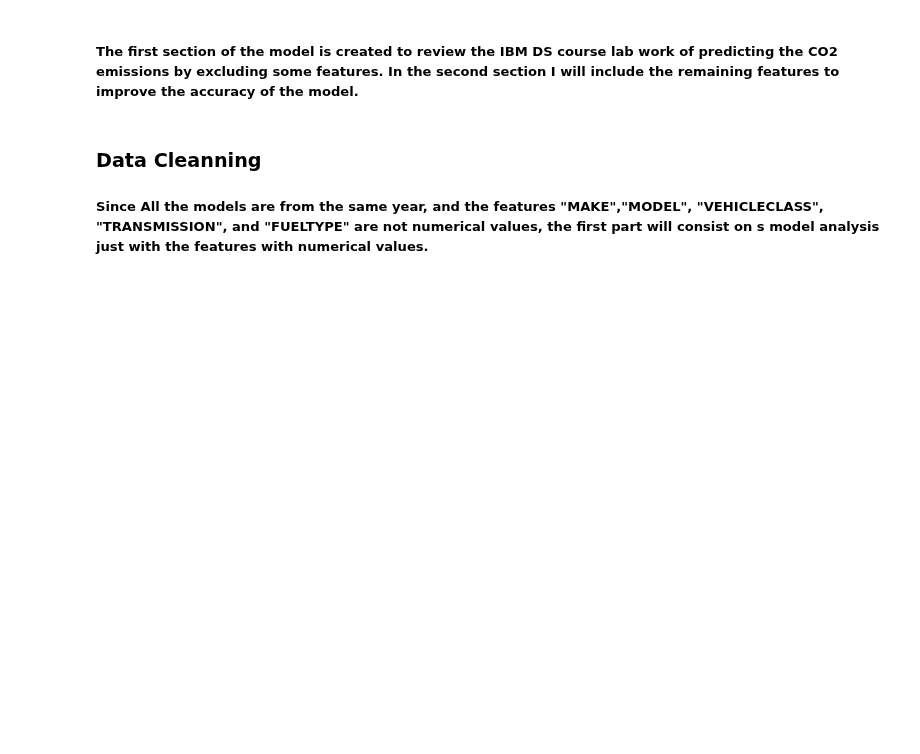
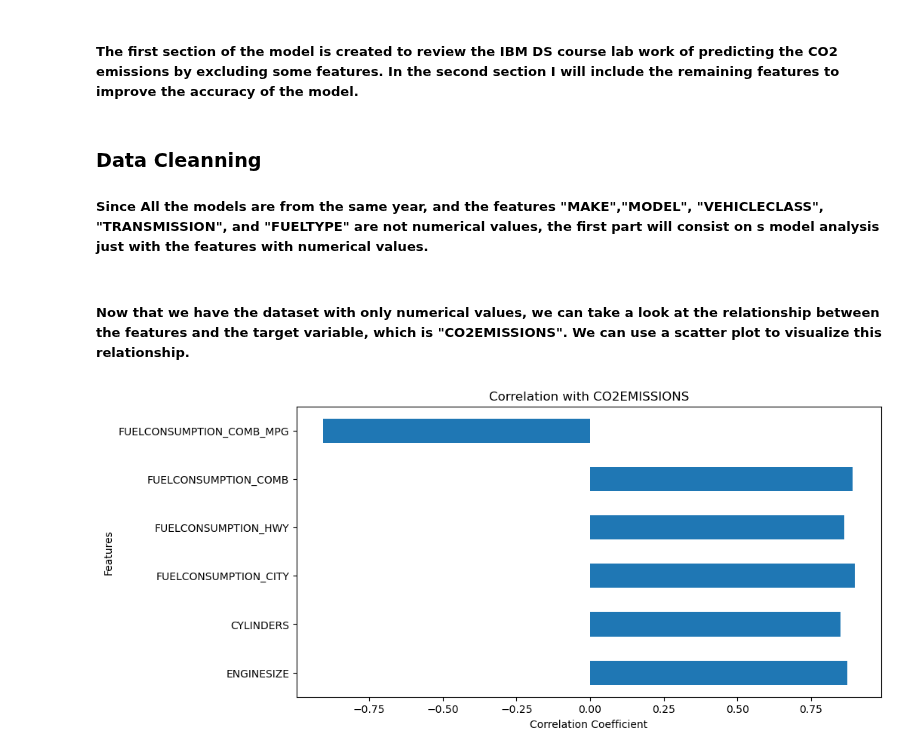
Before and after one commit to gps-stellar/Simple-Regression-Models, a Jupyter notebook: Multiple_Linear_Regression.ipynb, the cells around one changed output. Drawn from its saved outputs; the diff is of its cells as text; code cells hidden in the pictures; blank space fills up the shorter version.

Commit message:
Correlation Graph

```diff
--- a/Multiple_Linear_Regression.ipynb
+++ b/Multiple_Linear_Regression.ipynb
@@ -120,3 +120,17 @@ df.describe()
 # %% [markdown]
 ### Data Cleanning
 ##### Since All the models are from the same year, and the features "MAKE","MODEL", "VEHICLECLASS", "TRANSMISSION", and "FUELTYPE" are not numerical values, the first part will consist on s model analysis just with the features with numerical values.
+# %%
+# Dropping the non-numerical features and Year
+df = df.drop(columns=["MAKE", "MODEL", "VEHICLECLASS", "TRANSMISSION", "FUELTYPE","MODELYEAR"])
+# %% [markdown]
+##### Now that we have the dataset with only numerical values, we can take a look at the relationship between the features and the target variable, which is "CO2EMISSIONS". We can use a scatter plot to visualize this relationship.
+# %%
+correlation_values = df.corr()["CO2EMISSIONS"].drop("CO2EMISSIONS")
+correlation_values.plot(kind="barh", figsize=(10, 5), title="Correlation with CO2EMISSIONS")
+correlation_values.transpose()
+plt.ylabel("Features")
+plt.xlabel("Correlation Coefficient")
+plt.show()
+# %% [output]
+[figure, added]
```
Also changed, not shown: parts of 4 cells of this notebook.
